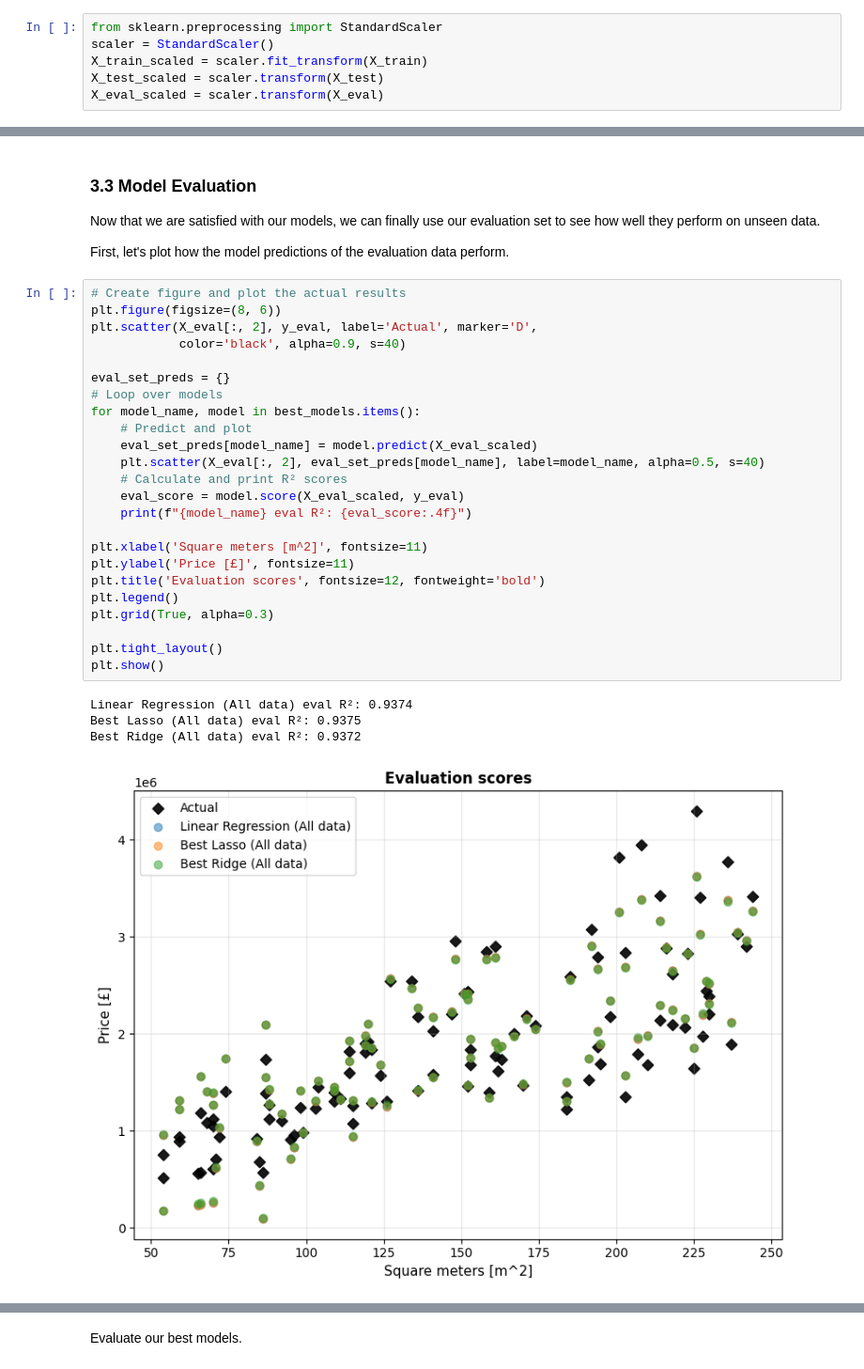
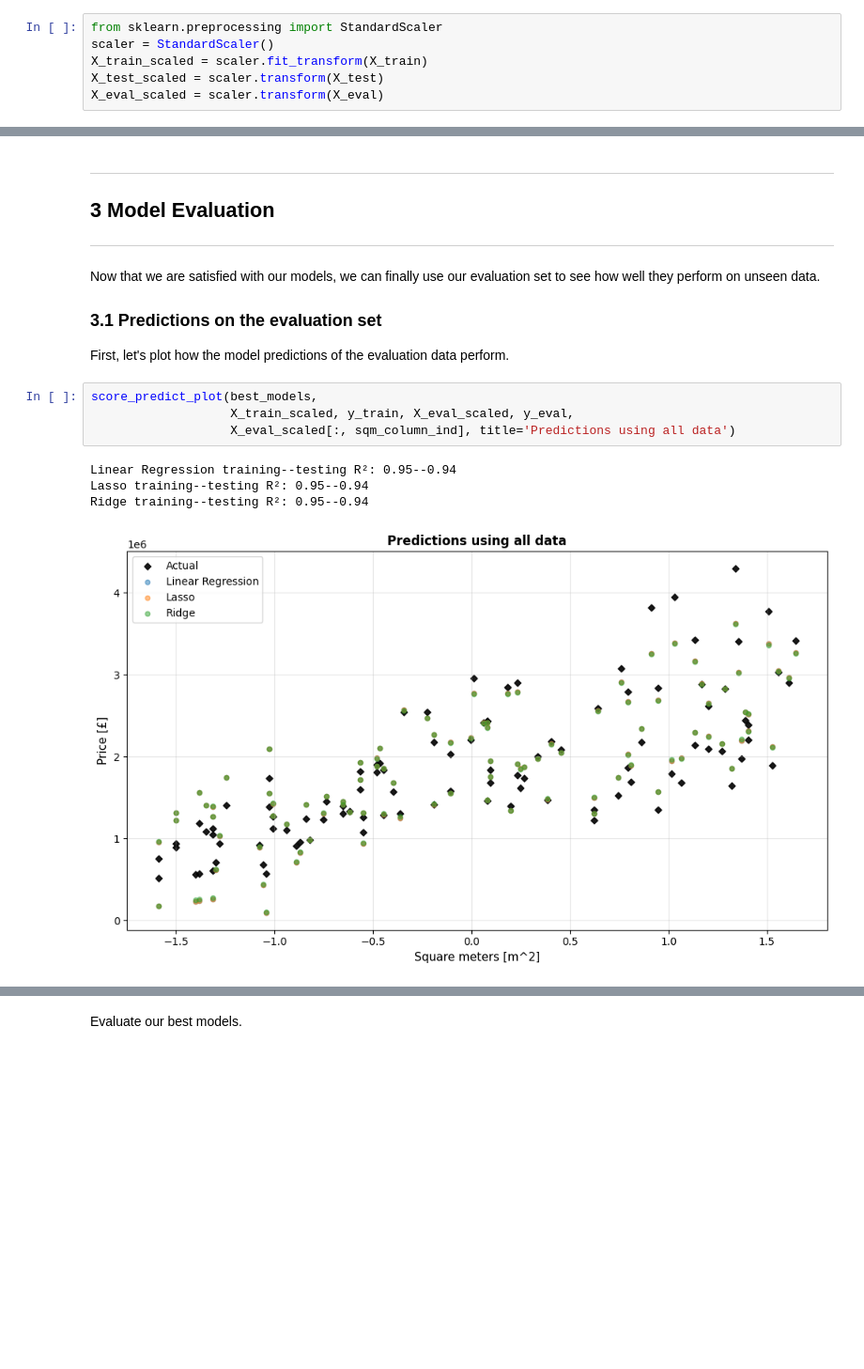
Before and after one commit to rsamconn/London-housing, a Jupyter notebook: test_reg_update.ipynb, the cells around one changed output, grey strips where cells are left out. Shown at 94% size. Saved outputs shown, nothing was run; the diff lists cells and outputs as text; blank space fills up the shorter version.

```diff
--- a/test_reg_update.ipynb
+++ b/test_reg_update.ipynb
@@ -302,37 +264,20 @@ The predictions look much better, especially in the middle (the lower the predic
 # %% [markdown]
-### 3.3 Model Evaluation
+***
+## 3 Model Evaluation
+***
 Now that we are satisfied with our models, we can finally use our evaluation set to see how well they perform on unseen data.
 
+### 3.1 Predictions on the evaluation set
 First, let's plot how the model predictions of the evaluation data perform.
-# %%
-# Create figure and plot the actual results
-plt.figure(figsize=(8, 6))
-plt.scatter(X_eval[:, 2], y_eval, label='Actual', marker='D',
-            color='black', alpha=0.9, s=40)
-
-eval_set_preds = {}
-# Loop over models
-for model_name, model in best_models.items():
-    # Predict and plot
-    eval_set_preds[model_name] = model.predict(X_eval_scaled)
-    plt.scatter(X_eval[:, 2], eval_set_preds[model_name], label=model_name, alpha=0.5, s=40)
-    # Calculate and print R² scores
-    eval_score = model.score(X_eval_scaled, y_eval)
-    print(f"{model_name} eval R²: {eval_score:.4f}")
-
-plt.xlabel('Square meters [m^2]', fontsize=11)
-plt.ylabel('Price [£]', fontsize=11)
-plt.title('Evaluation scores', fontsize=12, fontweight='bold')
-plt.legend()
-plt.grid(True, alpha=0.3)
-
-plt.tight_layout()
-plt.show()
-# %% [output]
-Linear Regression (All data) eval R²: 0.9374
-Best Lasso (All data) eval R²: 0.9375
-Best Ridge (All data) eval R²: 0.9372
-[figure, removed]
+# %%
+score_predict_plot(best_models,
+                   X_train_scaled, y_train, X_eval_scaled, y_eval,
+                   X_eval_scaled[:, sqm_column_ind], title='Predictions using all data')
+# %% [output]
+Linear Regression training--testing R²: 0.95--0.94
+Lasso training--testing R²: 0.95--0.94
+Ridge training--testing R²: 0.95--0.94
+[figure, added]
 # %% [markdown]
 $R^2$ remains high, which means the models do well at explaining the variation even in unseen data.
 
```
Also changed, not shown: parts of 27 cells of this notebook.
